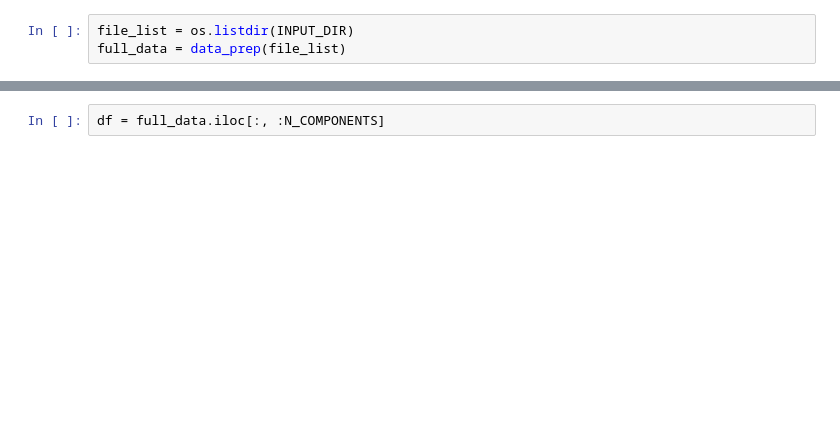
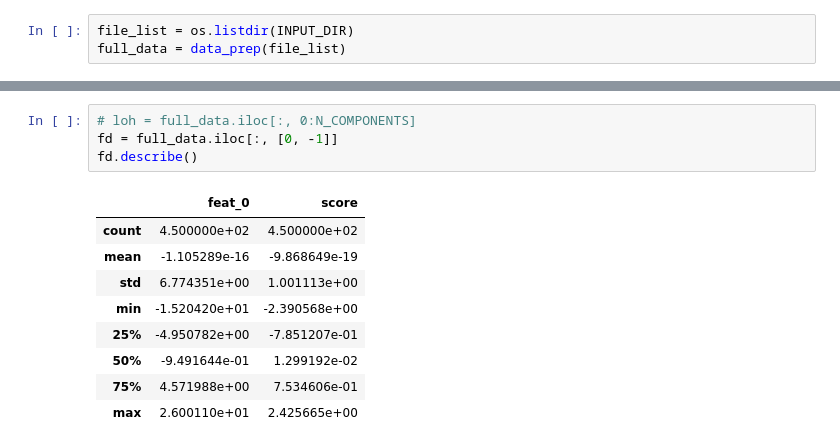
Before and after one commit to TiffanyICIS/HACKS_AI_hackathon_2023, a Jupyter notebook: solution.ipynb, the cells around one changed output, grey strips where cells are left out. Saved outputs shown, nothing was run; the diff lists cells and outputs as text; blank space fills up the shorter version.

```diff
--- a/solution.ipynb
+++ b/solution.ipynb
@@ -63,3 +69,15 @@ full_data
 450 rows × 4 columns
 # %%
-df = full_data.iloc[:, :N_COMPONENTS]
+# loh = full_data.iloc[:, 0:N_COMPONENTS]
+fd = full_data.iloc[:, [0, -1]]
+fd.describe()
+# %% [output]
+|  | feat_0 | score |
+| count | 4.500000e+02 | 4.500000e+02 |
+| mean | -1.105289e-16 | -9.868649e-19 |
+| std | 6.774351e+00 | 1.001113e+00 |
+| min | -1.520420e+01 | -2.390568e+00 |
+| 25% | -4.950782e+00 | -7.851207e-01 |
+| 50% | -9.491644e-01 | 1.299192e-02 |
+| 75% | 4.571988e+00 | 7.534606e-01 |
+| max | 2.600110e+01 | 2.425665e+00 |
```
Also changed, not shown: parts of 8 cells of this notebook.
